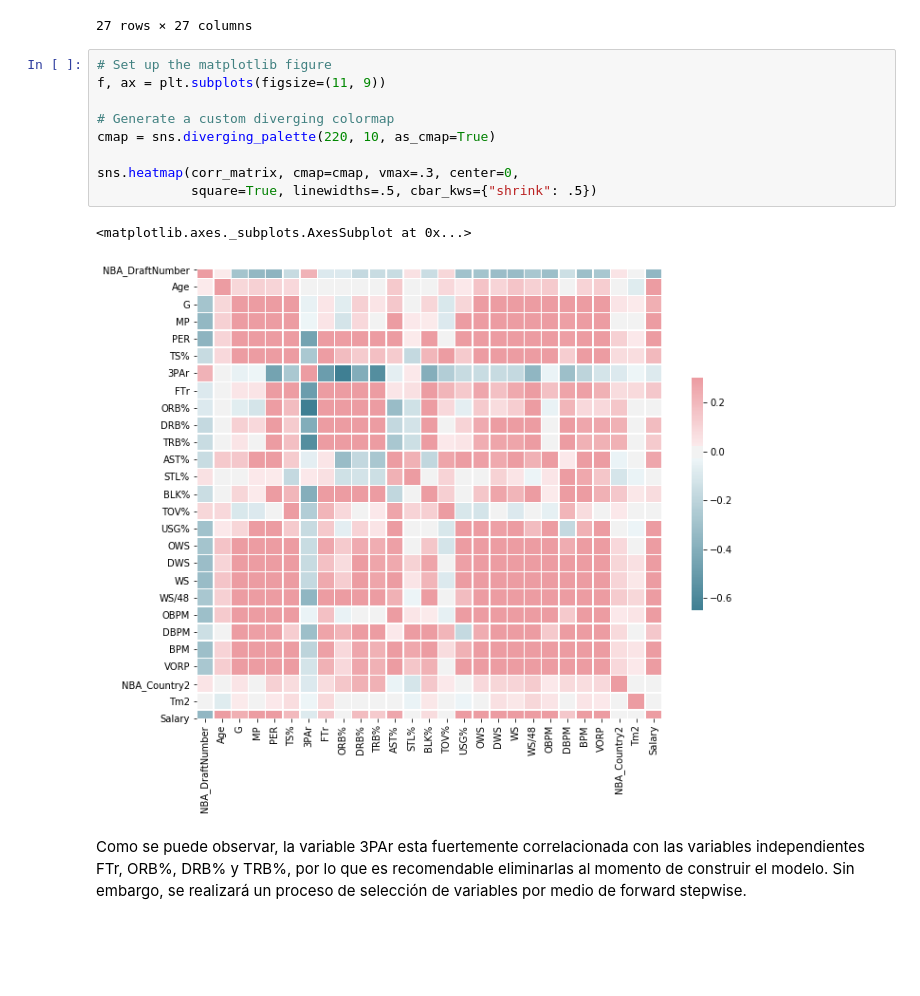
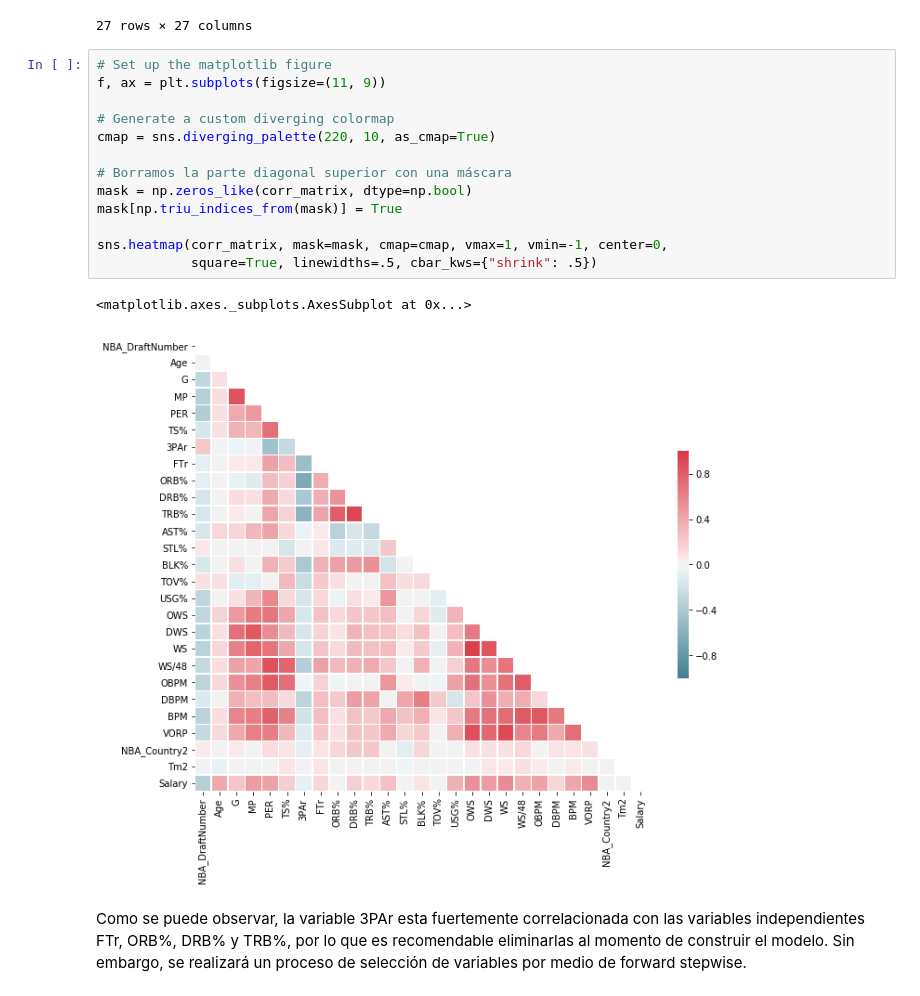
Before and after one commit to JuanImbachi/DataAnalytics_FinalProject, a Jupyter notebook: Carvajal_Imbachí_ProyectoFinal_AnalíticaDeDatos.ipynb, the cells around one changed output. Saved outputs shown, nothing was run; the diff lists cells and outputs as text; blank space fills up the shorter version.

```diff
--- a/Carvajal_Imbachí_ProyectoFinal_AnalíticaDeDatos.ipynb
+++ b/Carvajal_Imbachí_ProyectoFinal_AnalíticaDeDatos.ipynb
@@ -583,15 +614,19 @@ corr_matrix
 # %%
 # Set up the matplotlib figure
 f, ax = plt.subplots(figsize=(11, 9))
 
 # Generate a custom diverging colormap
 cmap = sns.diverging_palette(220, 10, as_cmap=True)
 
-sns.heatmap(corr_matrix, cmap=cmap, vmax=.3, center=0,
+# Borramos la parte diagonal superior con una máscara
+mask = np.zeros_like(corr_matrix, dtype=np.bool)
+mask[np.triu_indices_from(mask)] = True
+
+sns.heatmap(corr_matrix, mask=mask, cmap=cmap, vmax=1, vmin=-1, center=0,
             square=True, linewidths=.5, cbar_kws={"shrink": .5})
 # %% [output]
 <matplotlib.axes._subplots.AxesSubplot at 0x...>
-[figure, old version]
+[figure, new version]
 # %% [markdown]
 Como se puede observar, la variable 3PAr esta fuertemente correlacionada con las variables independientes FTr, ORB%, DRB% y TRB%, por lo que es recomendable eliminarlas al momento de construir el modelo. Sin embargo, se realizará un proceso de selección de variables por medio de forward stepwise.
 # %% [markdown]
```
Also changed, not shown: parts of 29 cells of this notebook.
